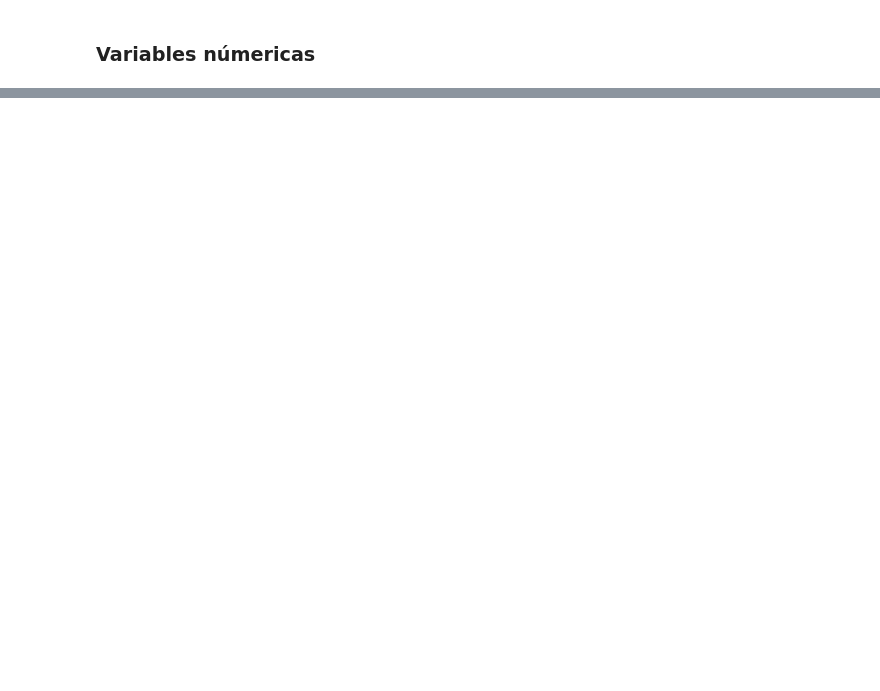
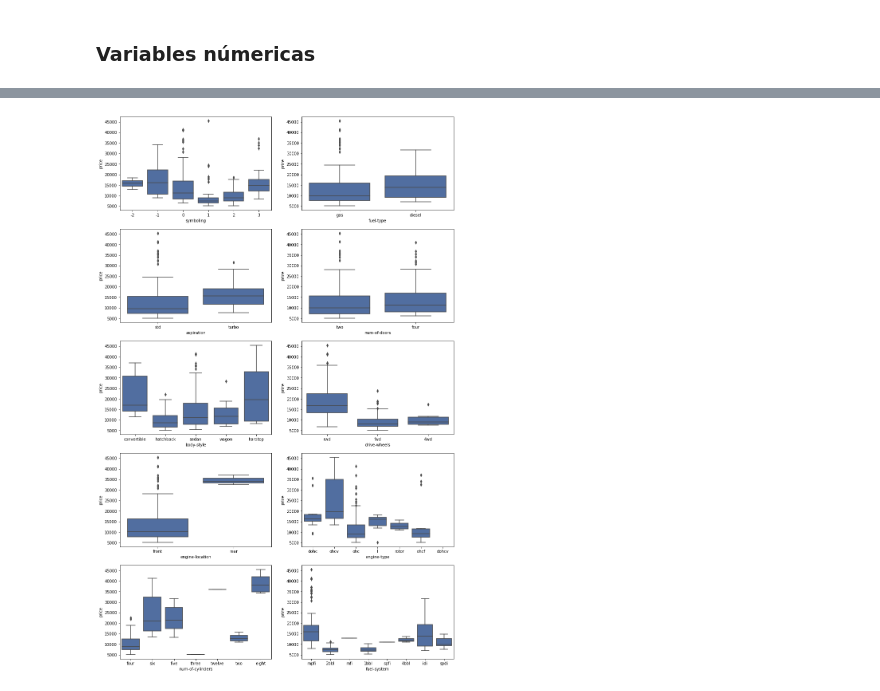
Before and after one commit to brincon/Pima-Indians-Diabetes-Database, a Jupyter notebook: 3. Automobile/automobile.ipynb, the cells around one changed output, grey strips where cells are left out. Cells and saved outputs as stored; diff of their text form; code cells hidden in the pictures; blank space fills up the shorter version.

```diff
--- a/3. Automobile/automobile.ipynb
+++ b/3. Automobile/automobile.ipynb
@@ -305,0 +361,9 @@ price ?
+# %%
+#colors = ['#446BAD']
+fig, ax = plt.subplots(nrows=5, ncols=2, figsize=(15,25))
+for indice, variable in enumerate(variablesCategoricas.index.drop(["make"])):
+    plt.subplot(5,2,indice+1)
+    sns.boxplot(x=automobile_data_copy[variable], y="price", data=automobile_data_copy, color='#446BAD')
+plt.show()
+# %% [output]
+[figure, added]
```
Also changed, not shown: parts of 32 cells of this notebook.
